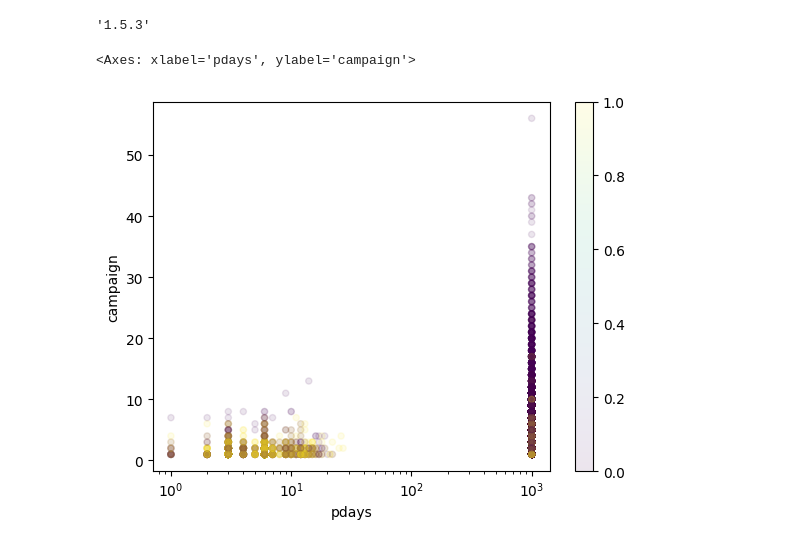
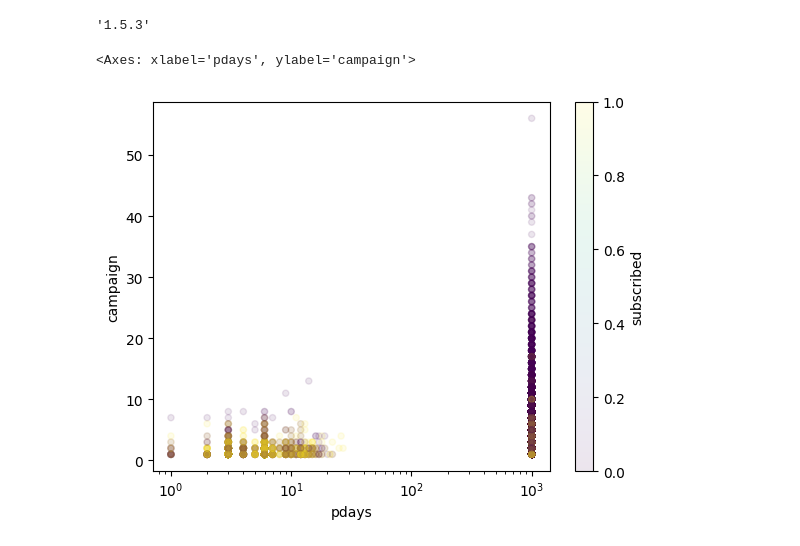
Before and after one commit to hfuhruhurr/effective-xgboost, a Jupyter notebook: dude.ipynb, the cells around one changed output. Saved outputs shown, nothing was run; the diff lists cells and outputs as text; code cells hidden in the pictures.

```diff
--- a/dude.ipynb
+++ b/dude.ipynb
@@ -188,11 +188,10 @@ pd.__version__
 # %% [output]
 '1.5.3'
 # %%
-bank = (bank
+(bank
  .assign(subscribed=(bank.y == 'yes').astype(int))
+ .pipe(lambda df_: df_.plot.scatter(x='pdays', y='campaign', logx=True, alpha=.1, c='subscribed', cmap='viridis'))
 )
-
-bank.plot.scatter(x='pdays', y='campaign', logx=True, alpha=.1, c=bank.subscribed, cmap='viridis')
 # %% [output]
 <Axes: xlabel='pdays', ylabel='campaign'>
-[figure, old version]
+[figure, new version]
```
Also changed, not shown: parts of 4 cells of this notebook.
